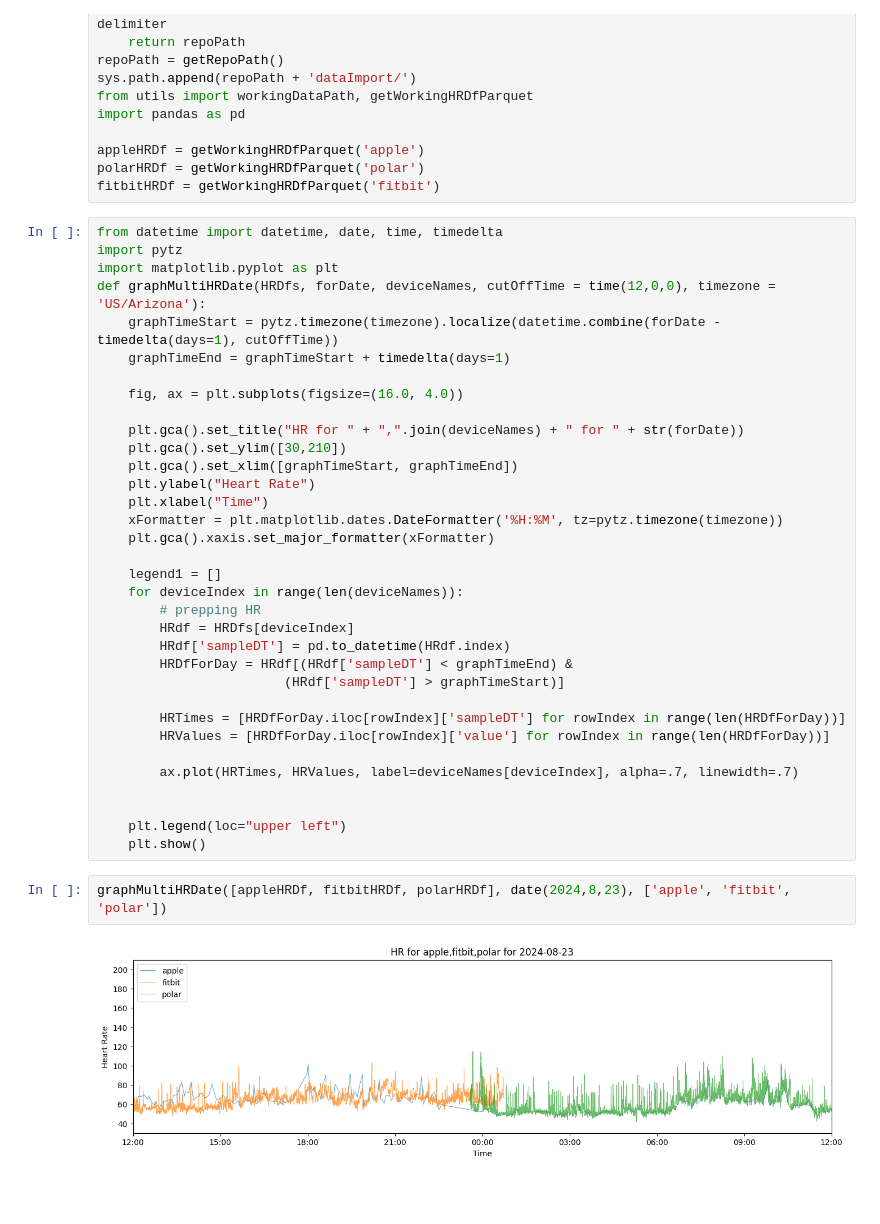
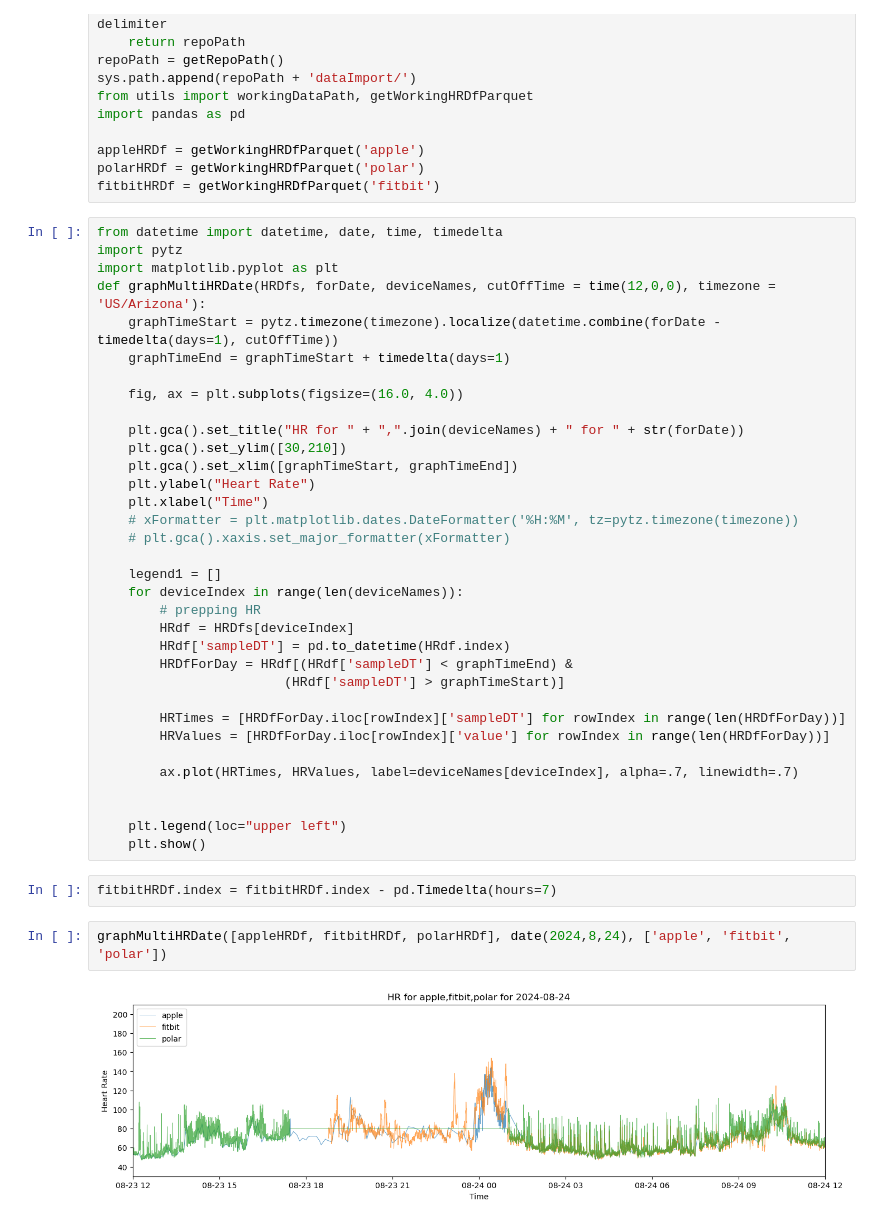
Before and after one commit to AbhikChowdhury6/dataImport, a Jupyter notebook: analyisis/graphingMultipleHrsDate.ipynb, the cells around one changed output. Saved outputs shown, nothing was run; the diff lists cells and outputs as text; blank space fills up the shorter version.

Commit message:
found a bug in my fitbit hr parsing where times were 7 hours off and also extended some analysis

```diff
--- a/analyisis/graphingMultipleHrsDate.ipynb
+++ b/analyisis/graphingMultipleHrsDate.ipynb
@@ -29,8 +29,8 @@ def graphMultiHRDate(HRDfs, forDate, deviceNames, cutOffTime = time(12,0,0), tim
     plt.gca().set_xlim([graphTimeStart, graphTimeEnd])
     plt.ylabel("Heart Rate")
     plt.xlabel("Time")
-    xFormatter = plt.matplotlib.dates.DateFormatter('%H:%M', tz=pytz.timezone(timezone))
-    plt.gca().xaxis.set_major_formatter(xFormatter)
+    # xFormatter = plt.matplotlib.dates.DateFormatter('%H:%M', tz=pytz.timezone(timezone))
+    # plt.gca().xaxis.set_major_formatter(xFormatter)
 
     legend1 = []
     for deviceIndex in range(len(deviceNames)):
@@ -48,7 +48,9 @@ def graphMultiHRDate(HRDfs, forDate, deviceNames, cutOffTime = time(12,0,0), tim
 
     plt.legend(loc="upper left")
     plt.show()
+# %%
+fitbitHRDf.index = fitbitHRDf.index - pd.Timedelta(hours=7)
 # %%
-graphMultiHRDate([appleHRDf, fitbitHRDf, polarHRDf], date(2024,8,23), ['apple', 'fitbit', 'polar'])
+graphMultiHRDate([appleHRDf, fitbitHRDf, polarHRDf], date(2024,8,24), ['apple', 'fitbit', 'polar'])
 # %% [output]
-[figure, old version]
+[figure, new version]
```
Also changed, not shown: parts of 3 cells of this notebook, 7 other files.
